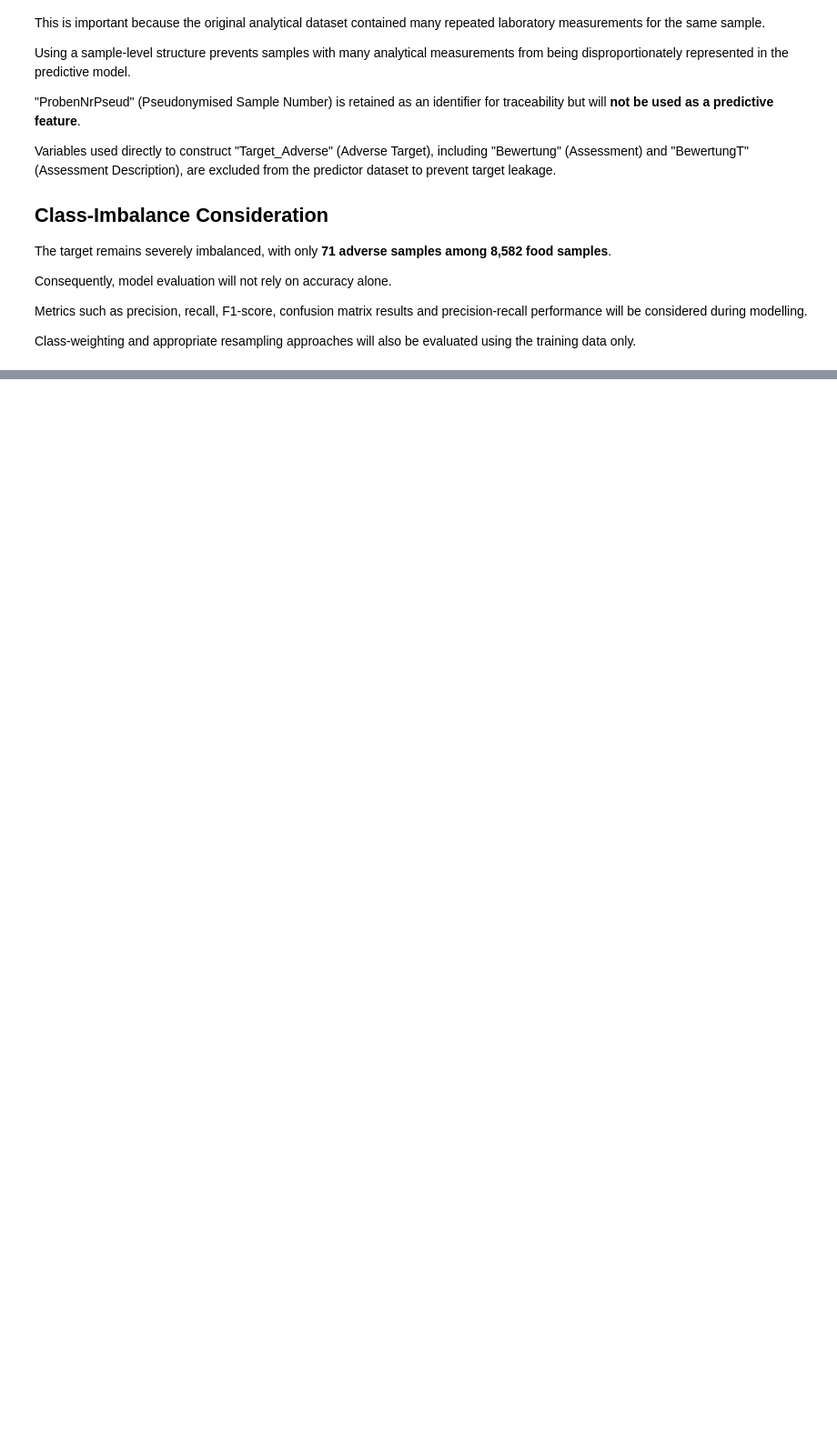
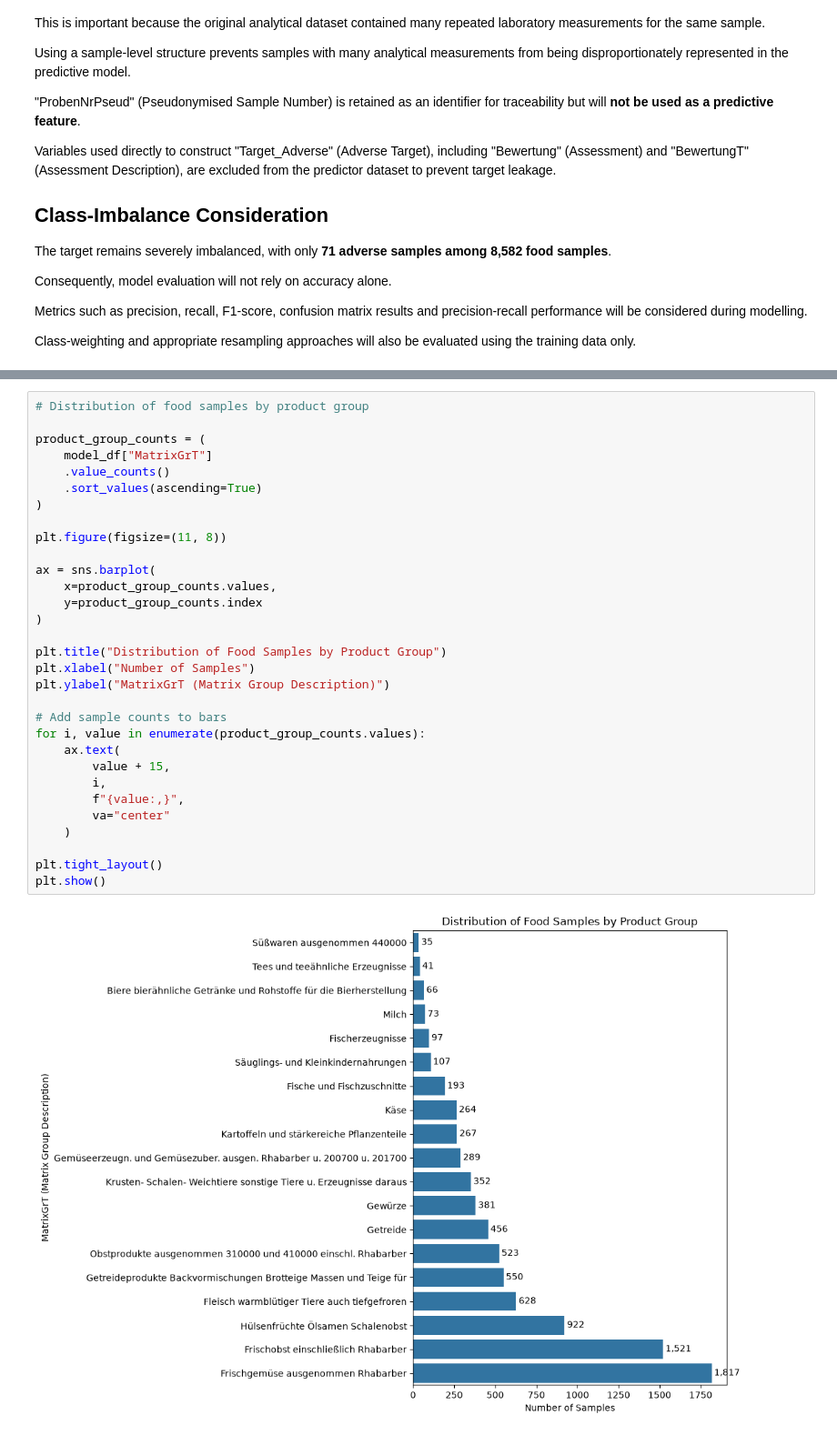
Before and after one commit to synergeo/food-safety-inspection-analytics, a Jupyter notebook: notebooks/01_data_inspection.ipynb, the cells around one changed output, grey strips where cells are left out. Shown at 91% size. Drawn from its saved outputs; the diff is of its cells as text; blank space fills up the shorter version.

```diff
--- a/notebooks/01_data_inspection.ipynb
+++ b/notebooks/01_data_inspection.ipynb
@@ -4469,0 +4539,33 @@ Saved shape:
+# %%
+# Distribution of food samples by product group
+
+product_group_counts = (
+    model_df["MatrixGrT"]
+    .value_counts()
+    .sort_values(ascending=True)
+)
+
+plt.figure(figsize=(11, 8))
+
+ax = sns.barplot(
+    x=product_group_counts.values,
+    y=product_group_counts.index
+)
+
+plt.title("Distribution of Food Samples by Product Group")
+plt.xlabel("Number of Samples")
+plt.ylabel("MatrixGrT (Matrix Group Description)")
+
+# Add sample counts to bars
+for i, value in enumerate(product_group_counts.values):
+    ax.text(
+        value + 15,
+        i,
+        f"{value:,}",
+        va="center"
+    )
+
+plt.tight_layout()
+plt.show()
+# %% [output]
+[figure, added]
```
Also changed, not shown: parts of 33 cells of this notebook.
